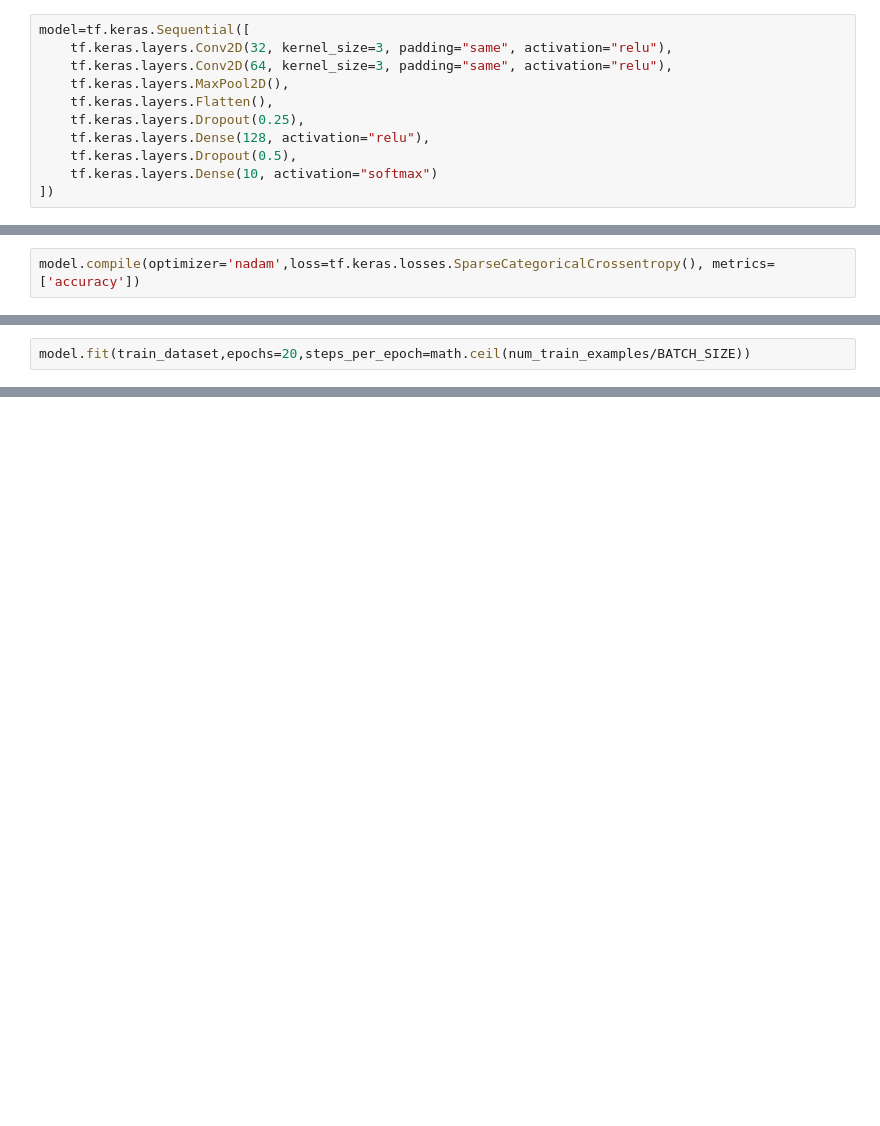
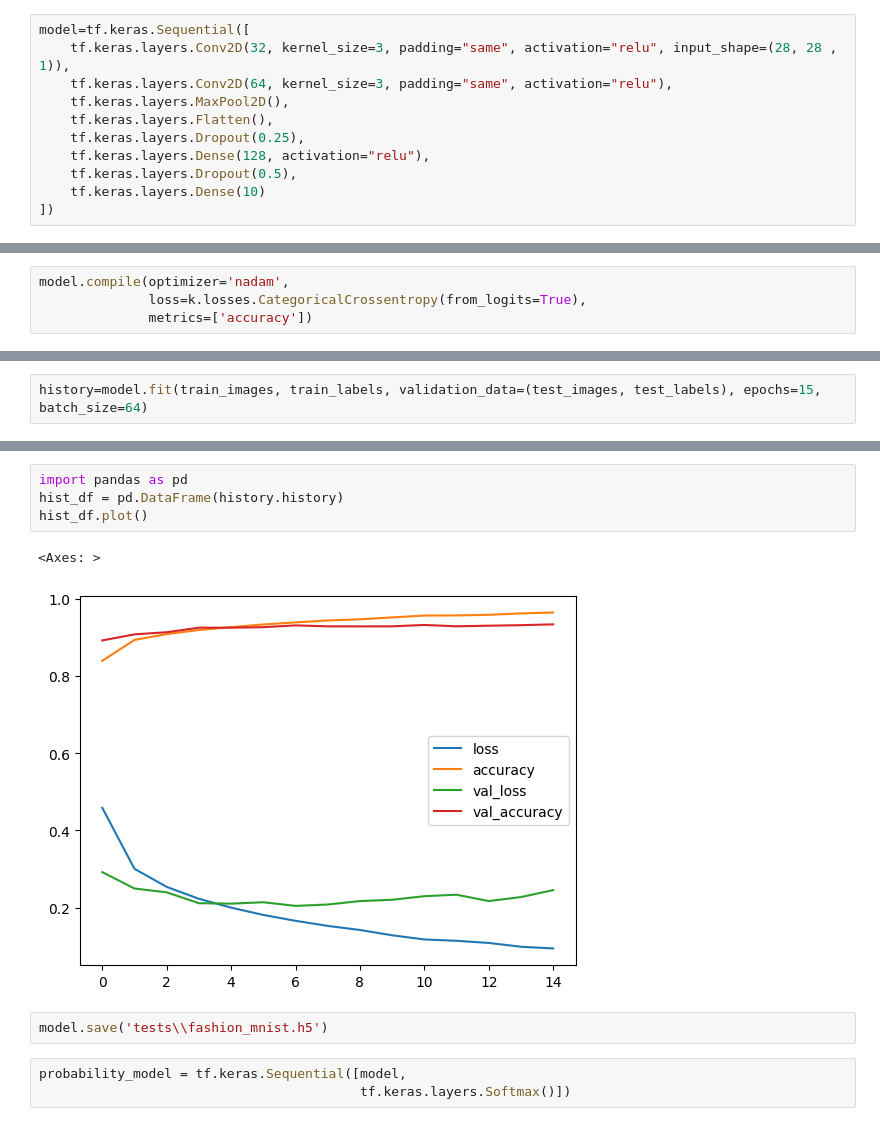
Before and after one commit to HaithamIsmail/ai-bootcamp-notebooks, a Jupyter notebook: lesson 10 - CNNs/fashion_mnist_tf.ipynb, the cells around one changed output, grey strips where cells are left out. Drawn from its saved outputs; the diff is of its cells as text; blank space fills up the shorter version.

```diff
--- a/lesson 10 - CNNs/fashion_mnist_tf.ipynb
+++ b/lesson 10 - CNNs/fashion_mnist_tf.ipynb
@@ -80,11 +45,11 @@ plt.show()
 # %%
 model=tf.keras.Sequential([
-    tf.keras.layers.Conv2D(32, kernel_size=3, padding="same", activation="relu"),
+    tf.keras.layers.Conv2D(32, kernel_size=3, padding="same", activation="relu", input_shape=(28, 28 , 1)),
     tf.keras.layers.Conv2D(64, kernel_size=3, padding="same", activation="relu"),
     tf.keras.layers.MaxPool2D(),
     tf.keras.layers.Flatten(),
     tf.keras.layers.Dropout(0.25),
     tf.keras.layers.Dense(128, activation="relu"),
     tf.keras.layers.Dropout(0.5),
-    tf.keras.layers.Dense(10, activation="softmax")
+    tf.keras.layers.Dense(10)
 ])
@@ -91,2 +76,4 @@ model=tf.keras.Sequential([
 # %%
-model.compile(optimizer='nadam',loss=tf.keras.losses.SparseCategoricalCrossentropy(), metrics=['accuracy'])
+model.compile(optimizer='nadam',
+              loss=k.losses.CategoricalCrossentropy(from_logits=True),
+              metrics=['accuracy'])
@@ -97,2 +79,0 @@ test_dataset = test_dataset.cache().batch(BATCH_SIZE)
-# %%
-model.fit(train_dataset,epochs=20,steps_per_epoch=math.ceil(num_train_examples/BATCH_SIZE))
@@ -123,0 +80,2 @@ The accuracy on test dataset is :0.9300000071525574
+# %%
+history=model.fit(train_images, train_labels, validation_data=(test_images, test_labels), epochs=15, batch_size=64)
@@ -124 +100,13 @@ The accuracy on test dataset is :0.9300000071525574
+# %%
+import pandas as pd
+hist_df = pd.DataFrame(history.history)
+hist_df.plot()
+# %% [output]
+<Axes: >
+[figure, added]
+# %%
+model.save('tests\\fashion_mnist.h5')
+# %%
+probability_model = tf.keras.Sequential([model,
+                                         tf.keras.layers.Softmax()])
 # %%
```
Also changed, not shown: parts of 21 cells of this notebook, 27 other files.
